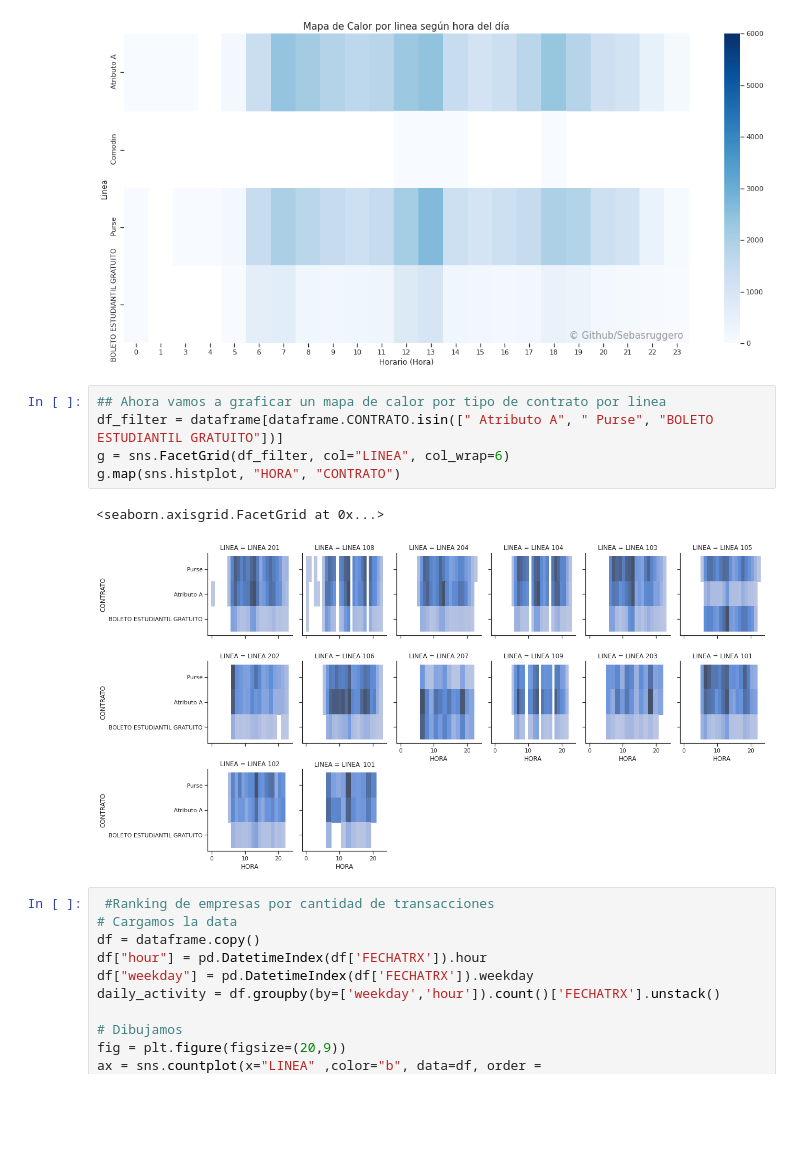
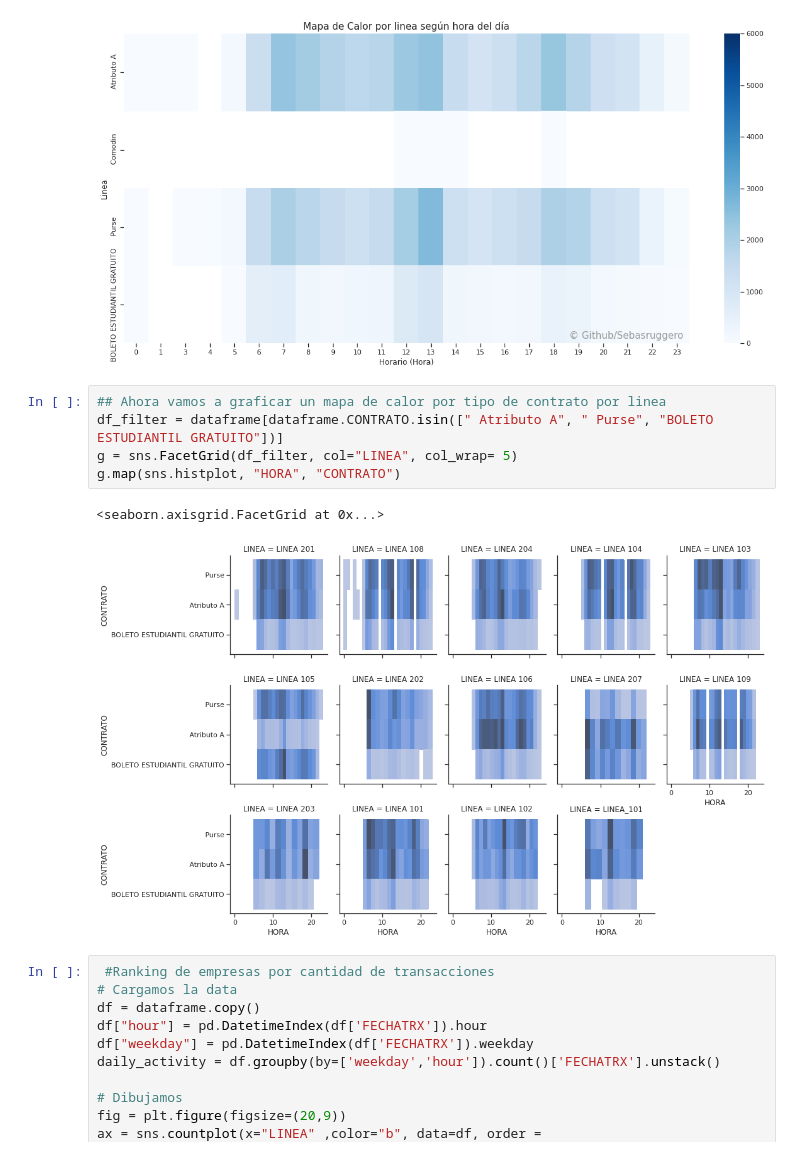
Before and after one commit to sebasruggero/analisis_transporte_catamarca, a Jupyter notebook: Análisis_Catamarca.ipynb, the cells around one changed output. Drawn from its saved outputs; the diff is of its cells as text; blank space fills up the shorter version.

```diff
--- a/Análisis_Catamarca.ipynb
+++ b/Análisis_Catamarca.ipynb
@@ -180,11 +180,11 @@ hmap_diario(dataframe)
 # %%
 ## Ahora vamos a graficar un mapa de calor por tipo de contrato por linea
 df_filter = dataframe[dataframe.CONTRATO.isin([" Atributo A", " Purse", "BOLETO ESTUDIANTIL GRATUITO"])]
-g = sns.FacetGrid(df_filter, col="LINEA", col_wrap=6)
+g = sns.FacetGrid(df_filter, col="LINEA", col_wrap= 5)
 g.map(sns.histplot, "HORA", "CONTRATO")
 # %% [output]
 <seaborn.axisgrid.FacetGrid at 0x...>
-[figure, old version]
+[figure, new version]
 # %%
  #Ranking de empresas por cantidad de transacciones
 # Cargamos la data
```
